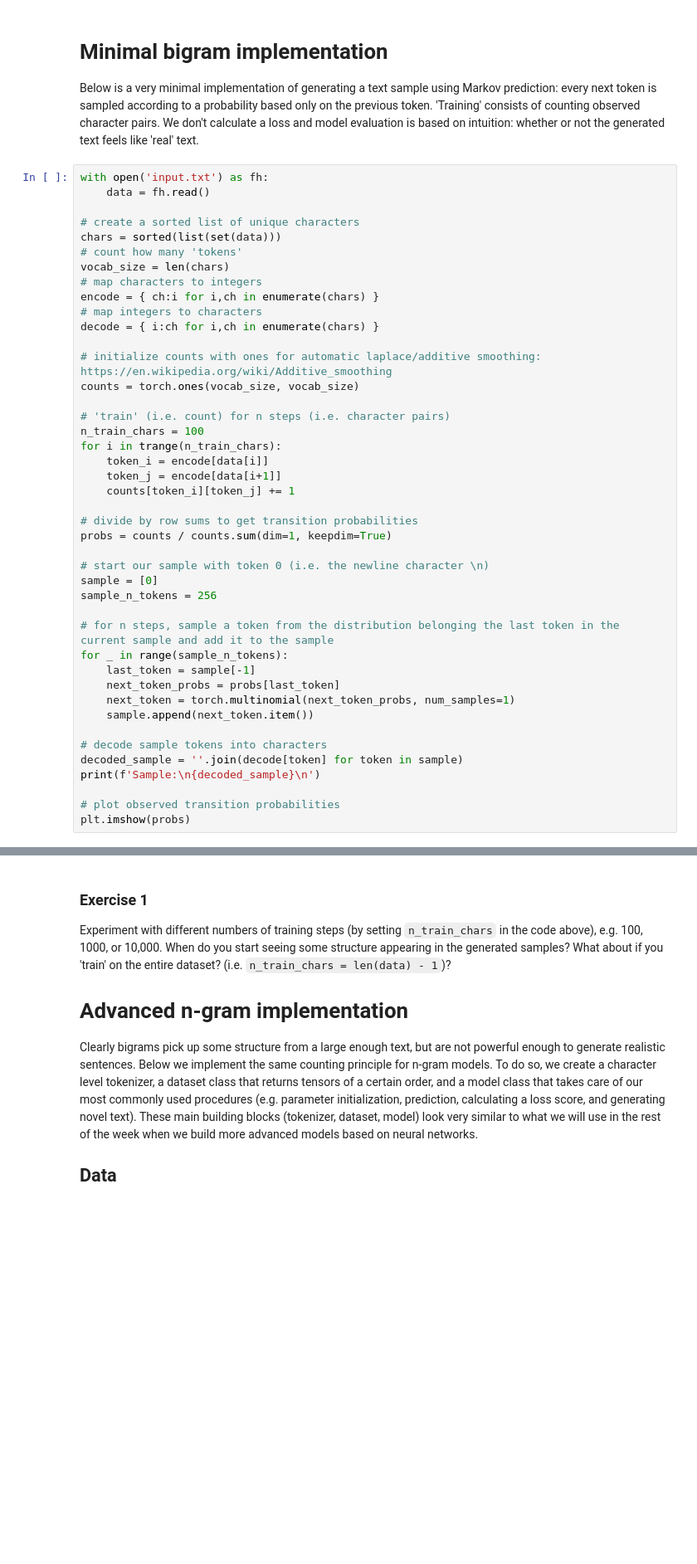
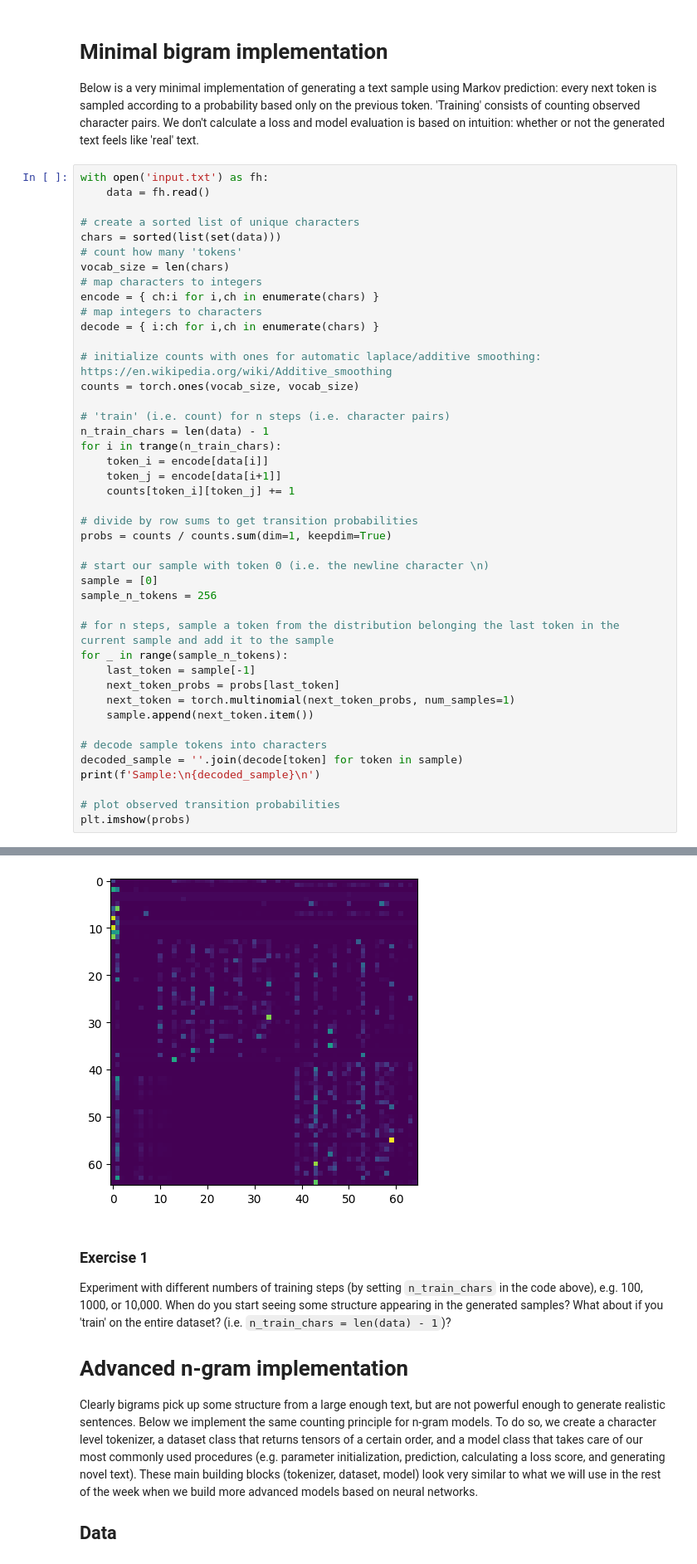
Before and after one commit to holmrenser/deep_learning, a Jupyter notebook: W4D1_markov_prediction.ipynb, the cells around one changed output, grey strips where cells are left out. Shown at 83% size. Saved outputs shown, nothing was run; the diff lists cells and outputs as text; blank space fills up the shorter version.

```diff
--- a/W4D1_markov_prediction.ipynb
+++ b/W4D1_markov_prediction.ipynb
@@ -42,7 +44,7 @@ decode = { i:ch for i,ch in enumerate(chars) }
 counts = torch.ones(vocab_size, vocab_size)
 
 # 'train' (i.e. count) for n steps (i.e. character pairs)
-n_train_chars = 100
+n_train_chars = len(data) - 1
 for i in trange(n_train_chars):
     token_i = encode[data[i]]
     token_j = encode[data[i+1]]
@@ -68,3 +70,4 @@ print(f'Sample:\n{decoded_sample}\n')
 
 # plot observed transition probabilities
 plt.imshow(probs)
+# %% [output]
@@ -71,3 +89,4 @@ plt.imshow(probs)
+[figure, added]
 # %% [markdown]
 ### Exercise 1
 
```
Also changed, not shown: parts of 7 cells of this notebook, 9 other files.
